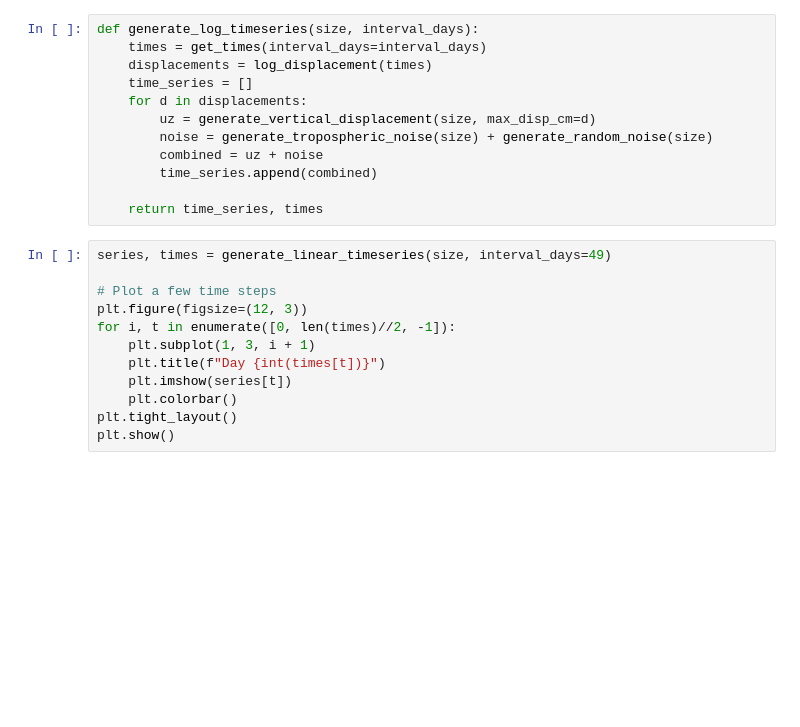
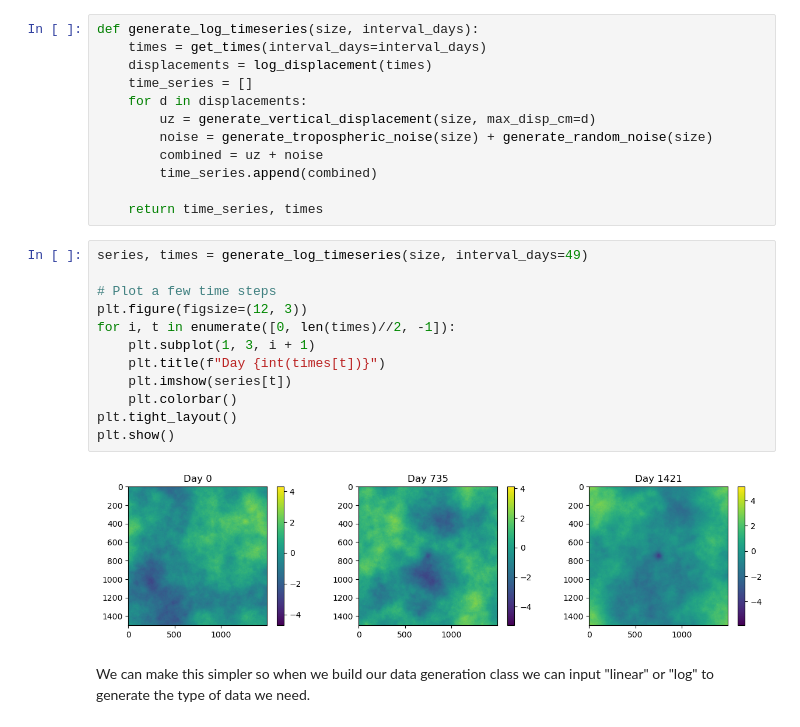
Before and after one commit to Mannvika/KyodaiNaturalResourceLab, a Jupyter notebook: InSARNoise.ipynb, the cells around one changed output. Saved outputs shown, nothing was run; the diff lists cells and outputs as text; blank space fills up the shorter version.

Commit message:
Added general function for timeseries creation

```diff
--- a/InSARNoise.ipynb
+++ b/InSARNoise.ipynb
@@ -206,14 +206,18 @@ def generate_log_timeseries(size, interval_days):
 
     return time_series, times
 # %%
-series, times = generate_linear_timeseries(size, interval_days=49)
+series, times = generate_log_timeseries(size, interval_days=49)
 
 # Plot a few time steps
 plt.figure(figsize=(12, 3))
 for i, t in enumerate([0, len(times)//2, -1]):
     plt.subplot(1, 3, i + 1)
     plt.title(f"Day {int(times[t])}")
     plt.imshow(series[t])
     plt.colorbar()
 plt.tight_layout()
 plt.show()
+# %% [output]
+[figure, added]
+# %% [markdown]
+We can make this simpler so when we build our data generation class we can input "linear" or "log" to generate the type of data we need.
```
Also changed, not shown: parts of 4 cells of this notebook.
